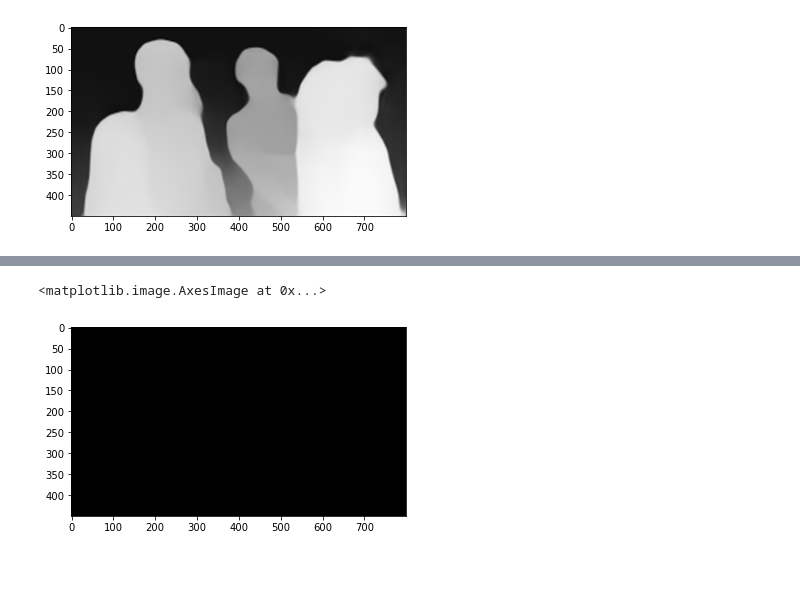
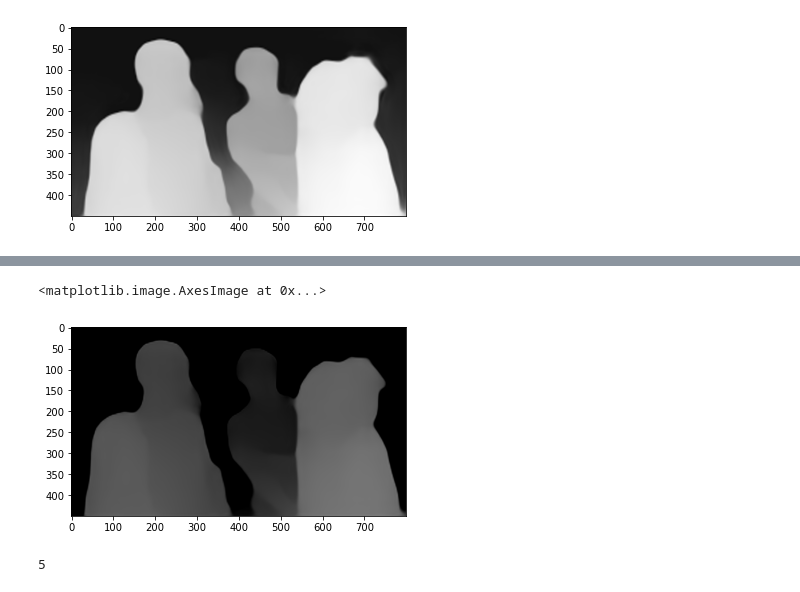
Before and after one commit to linainsaf/Dual-Attention-Guided-Gaze-Target-Detection-in-the-Wild, a Jupyter notebook: depth_estimation_and_rebasing.ipynb, the cells around one changed output, grey strips where cells are left out. Drawn from its saved outputs; the diff is of its cells as text; code cells hidden in the pictures.

```diff
--- a/depth_estimation_and_rebasing.ipynb
+++ b/depth_estimation_and_rebasing.ipynb
@@ -37,6 +36,16 @@ Clipping input data to the valid range for imshow with RGB data ([0..1] for floa
-# %%
-depth_map=Md(img/255, cropped_head, -0.8)
-plt.imshow(depth_map)
-# %% [output]
-<matplotlib.image.AxesImage at 0x...>
-[figure, removed]
+# %%
+depth_map=Md(img, cropped_head, -0.3)  # random value for gz
+plt.imshow(depth_map)
+
+# for the head cropped, the gaze is forward so we have a negative value f gz, for now we give it a random value to do a test
+# the result seems to be correct, everything behind the cropped face is darker, and what is in front is brighter
+# %% [output]
+<matplotlib.image.AxesImage at 0x...>
+[figure, added]
+# %%
+m1=[[1,2,3],[3,3,3]]
+m2=[[1,5,2],[3,2,3]]
+
+print(np.max(m2))
+# %% [output]
+5
```
Also changed, not shown: parts of 2 cells of this notebook, 1 other file.
